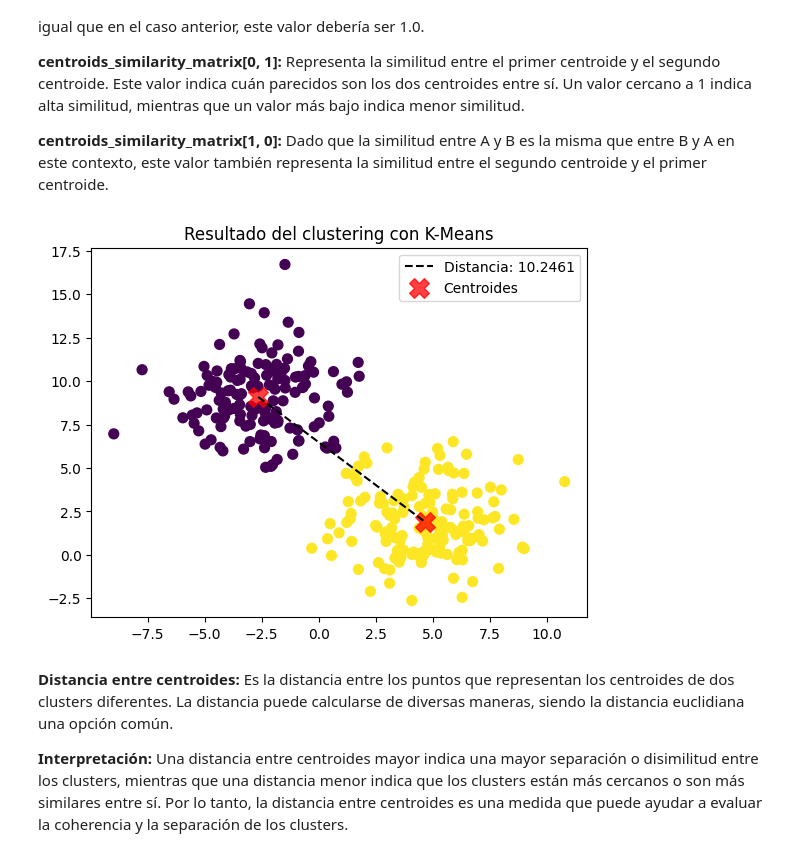
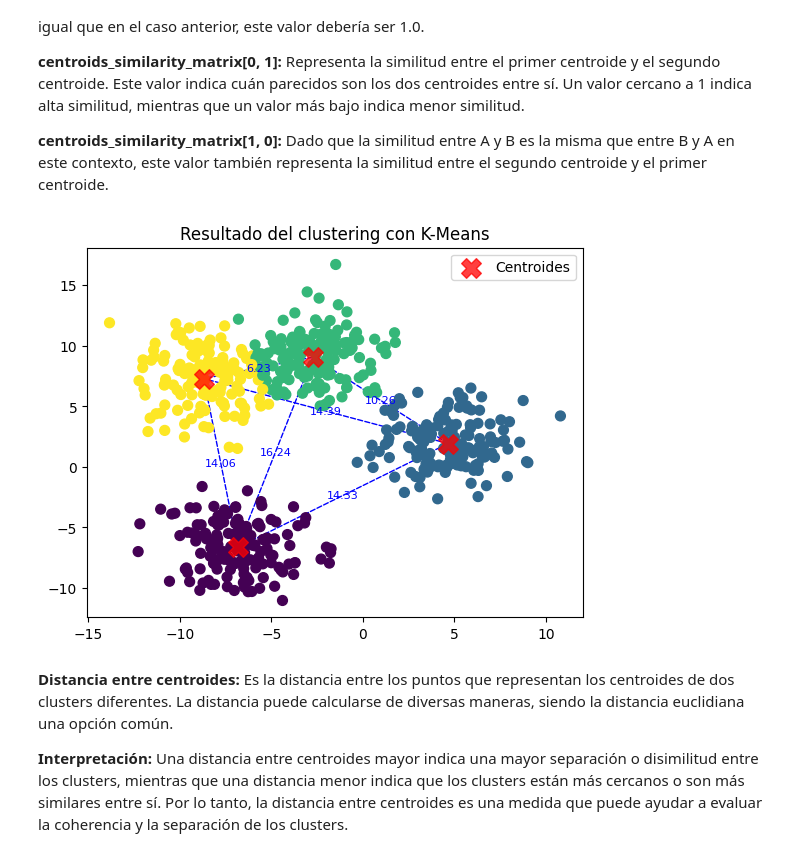
Before and after one commit to jveraduran/duoc-machine-learning, a Jupyter notebook: Unidad_3.ipynb, the cells around one changed output. Saved outputs shown, nothing was run; the diff lists cells and outputs as text; code cells hidden in the pictures.

Commit message:
feat: Clustering 4 Centers with distance

```diff
--- a/Unidad_3.ipynb
+++ b/Unidad_3.ipynb
@@ -1080,18 +1082,18 @@ plt.show()
 # Clustering
 # %%
 # Generar datos aleatorios con clusters más separados
-X_cluster, y_cluster = make_blobs(n_samples=300, centers=2, random_state=42, cluster_std=2.0)
+X_cluster, y_cluster = make_blobs(n_samples=600, centers=4, random_state=42, cluster_std=2.0)
 
 # Aplicar el algoritmo K-Means para clustering
-kmeans = KMeans(n_clusters=2, random_state=42)
-kmeans.fit(X)
+kmeans = KMeans(n_clusters=4, random_state=42)
+kmeans.fit(X_cluster)
 
 # Obtener las etiquetas de los clusters y los centroides
 labels = kmeans.labels_
 centroids = kmeans.cluster_centers_
 
 # Calcular la matriz de distancias euclidianas entre todos los puntos de datos
-distances_matrix = euclidean_distances(X, centroids)
+distances_matrix = euclidean_distances(X_cluster, centroids)
 
 # Obtener las distancias mínimas entre cada punto de datos y los centroides
 min_distances = np.min(distances_matrix, axis=1)
@@ -1176,17 +1178,30 @@ Interpretar la similitud entre los centroides implica entender cuán parecidos s
 
 **centroids_similarity_matrix[1, 0]:** Dado que la similitud entre A y B es la misma que entre B y A en este contexto, este valor también representa la similitud entre el segundo centroide y el primer centroide.
 # %%
-# Dibujar una línea entre los centroides y mostrar la distancia
-plt.plot([centroids[0, 0], centroids[1, 0]], [centroids[0, 1], centroids[1, 1]], 'k--', label=f'Distancia: {centroid_distance:.4f}')
+# Dibujar líneas entre los centroides y mostrar la distancia
+for i in range(len(centroids)):
+    for j in range(i + 1, len(centroids)):
+        distance = euclidean(centroids[i], centroids[j])
+        plt.annotate(f'{distance:.2f}', ((centroids[i, 0] + centroids[j, 0]) / 2, (centroids[i, 1] + centroids[j, 1]) / 2),
+                     color='blue', fontsize=8, ha='center', va='center')
+        line = ConnectionPatch(centroids[i], centroids[j], 'data', 'data', linestyle='dashed', color='blue')
+        plt.gca().add_patch(line)
 
 # Visualizar los resultados del clustering
-plt.scatter(X[:, 0], X[:, 1], c=labels, s=50, cmap='viridis')
+plt.scatter(X_cluster[:, 0], X_cluster[:, 1], c=labels, s=50, cmap='viridis')
 plt.scatter(centroids[:, 0], centroids[:, 1], c='red', marker='X', s=200, alpha=0.75, label='Centroides')
 plt.title("Resultado del clustering con K-Means")
 plt.legend()
 plt.show()
+
+# Valor de todas las distancias cruzadas entre los centroides
+# print("Distancias entre centroides:")
+# for i in range(len(centroids)):
+#     for j in range(i + 1, len(centroids)):
+#         distance = euclidean(centroids[i], centroids[j])
+#         print(f"Centroid {i+1} a Centroid {j+1}: {distance:.2f}")
 # %% [output]
-[figure, old version]
+[figure, new version]
 # %% [markdown]
 **Distancia entre centroides:** Es la distancia entre los puntos que representan los centroides de dos clusters diferentes. La distancia puede calcularse de diversas maneras, siendo la distancia euclidiana una opción común.
 
```
Also changed, not shown: parts of 3 cells of this notebook.
